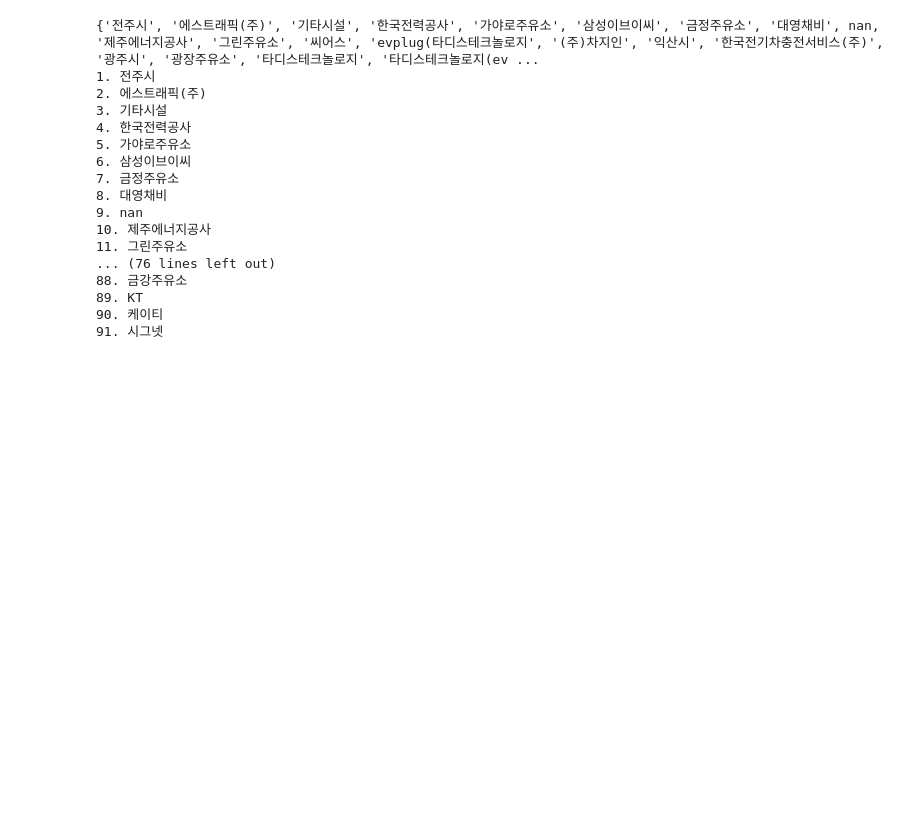
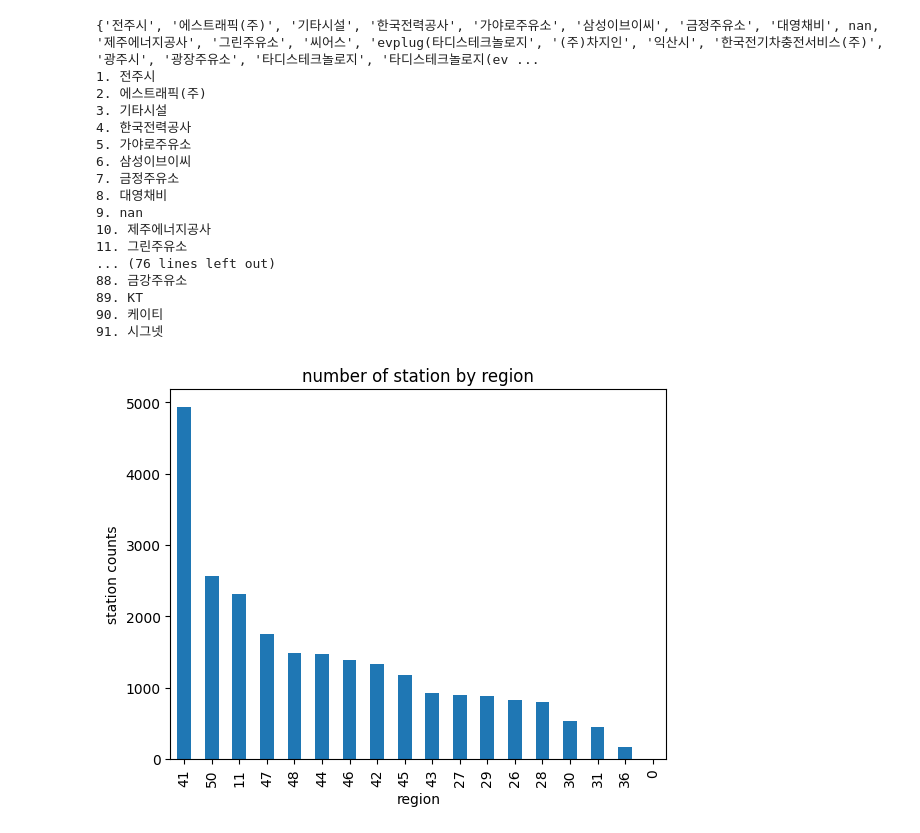
Before and after one commit to SKNETWORKS-FAMILY-AICAMP/SKN06-1st-5Team, a Jupyter notebook: EV_charger.ipynb, the cells around one changed output. Saved outputs shown, nothing was run; the diff lists cells and outputs as text; code cells hidden in the pictures; blank space fills up the shorter version.

```diff
--- a/EV_charger.ipynb
+++ b/EV_charger.ipynb
@@ -268,13 +141,16 @@ plt.ylabel('주유소 수')
 plt.show()
 # %%
 # 지역별 충전소 현황 분석
+# 지역별 충전소 집계
 
-# 지역별 충전소 집계
-region_counts = df['지역'].value_counts()
+import matplotlib.pyplot as plt
+region_counts = merged_file['지역코드'].value_counts()
 
 # 막대그래프 시각화
 region_counts.plot(kind='bar')
-plt.title('지역별 주유소 수')
-plt.xlabel('지역')
-plt.ylabel('주유소 수')
+plt.title('number of station by region')
+plt.xlabel('region')
+plt.ylabel('station counts')
 plt.show()
+# %% [output]
+[figure, added]
```
Also changed, not shown: parts of 6 cells of this notebook.
